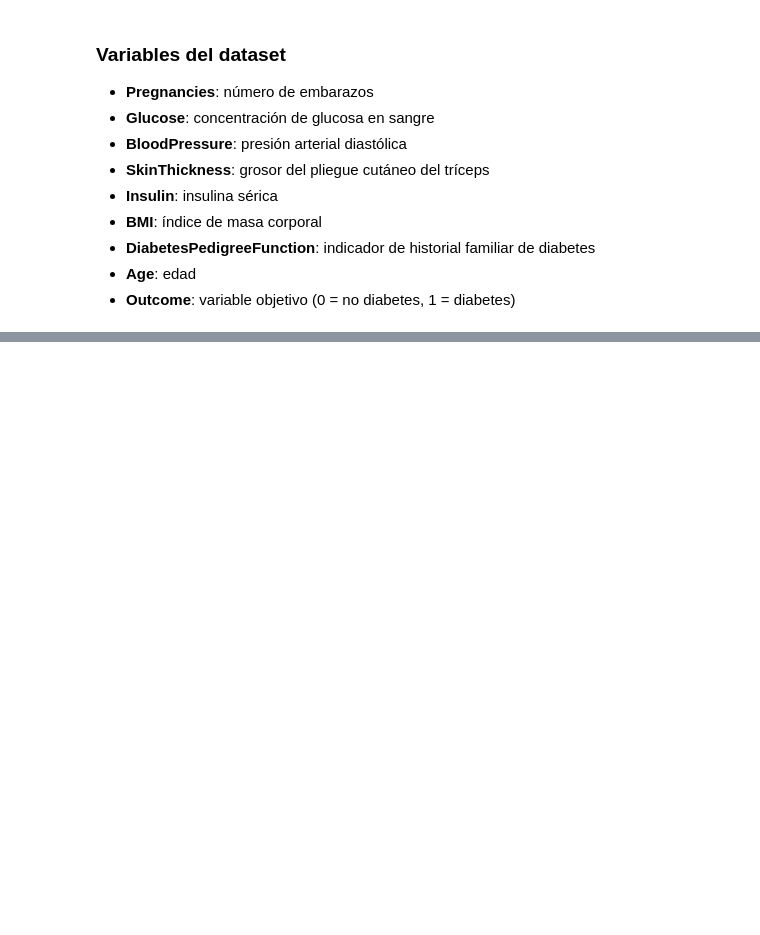
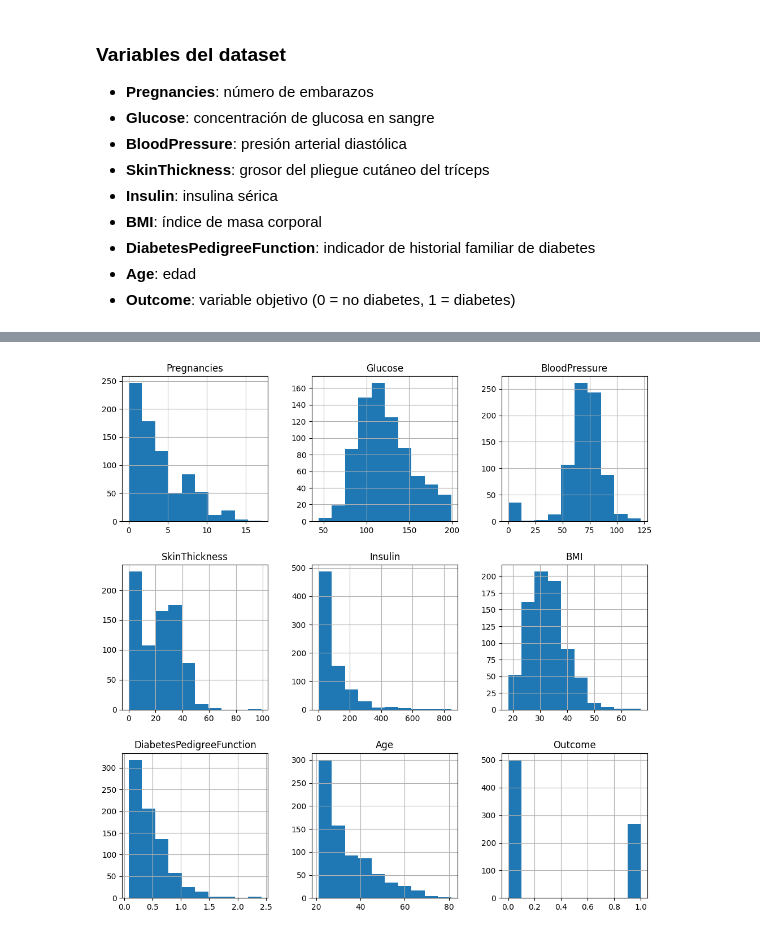
Before and after one commit to 4GeeksAcademy/dori1888-intro-ml, a Jupyter notebook: src/04-decission-tree.ipynb, the cells around one changed output, grey strips where cells are left out. Drawn from its saved outputs; the diff is of its cells as text; code cells hidden in the pictures; blank space fills up the shorter version.

```diff
--- a/src/04-decission-tree.ipynb
+++ b/src/04-decission-tree.ipynb
@@ -35,22 +16,0 @@ Además de un árbol básico, veremos:
-# %%
-import numpy as np
-import pandas as pd
-
-import matplotlib.pyplot as plt
-import seaborn as sns
-
-from sklearn.model_selection import train_test_split, GridSearchCV
-from sklearn.tree import DecisionTreeClassifier, plot_tree
-from sklearn.metrics import (
-    accuracy_score,
-    precision_score,
-    recall_score,
-    f1_score,
-    confusion_matrix,
-    classification_report
-)
-
-# OJO: ya NO importamos imblearn aquí
-
-sns.set(style="whitegrid")
-plt.rcParams["figure.figsize"] = (10, 6)
@@ -105,0 +39,5 @@ Descripción estadística:
+# %%
+# Reemplazo de valores 0 → NaN
+cols_with_invalid_zeros = ["BMI", "Glucose"]
+for col in cols_with_invalid_zeros:
+    df[col] = df[col].replace(0, np.nan)
@@ -413,0 +70,4 @@ real de salud: la predicción de diabetes.
+# %%
+# . Imputación (mediana para variables numéricas)
+df["BMI"] = df["BMI"].fillna(df["BMI"].median())
+df["Glucose"] = df["Glucose"].fillna(df["Glucose"].median())
@@ -413,0 +80,7 @@ real de salud: la predicción de diabetes.
+# %%
+# Continuar con el EDA
+
+df.hist(figsize=(12,12))
+plt.show()
+# %% [output]
+[figure, added]
```
Also changed, not shown: parts of 24 cells of this notebook.
